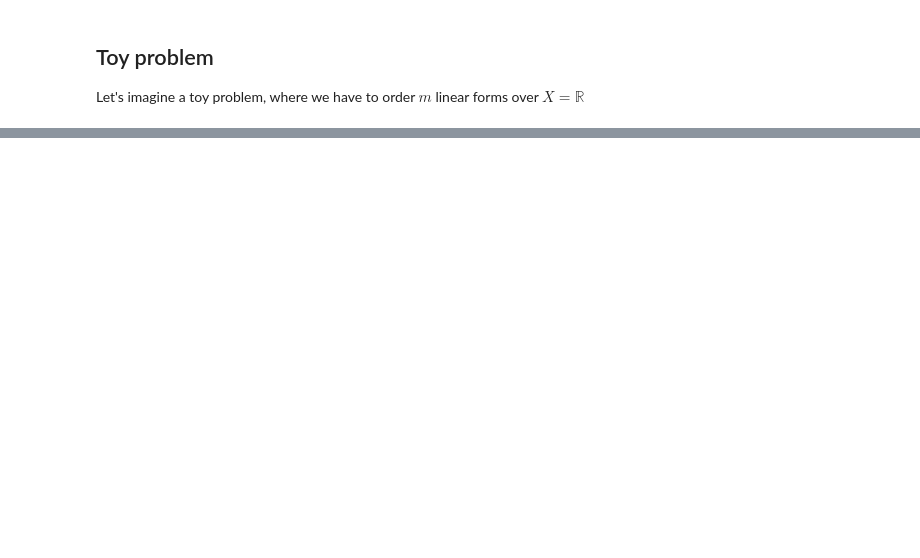
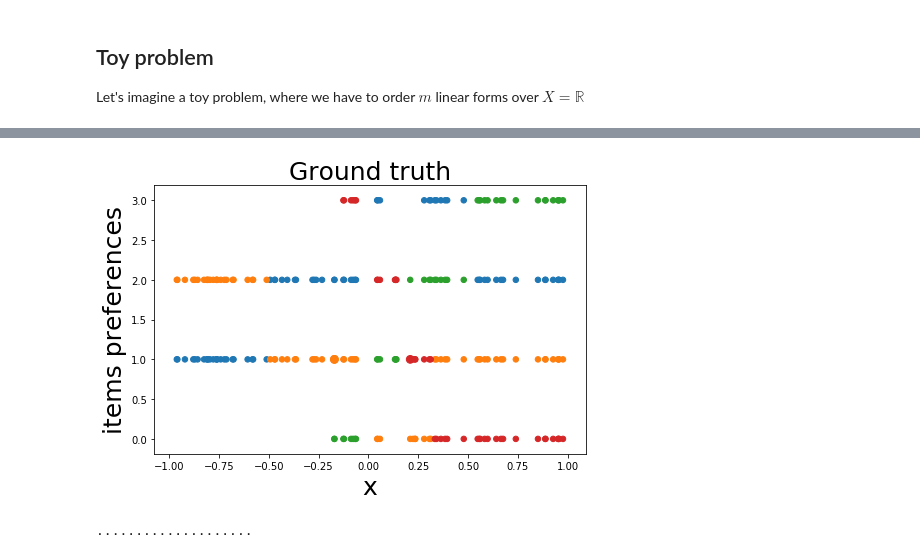
Before and after one commit to VivienCabannes/partial_labelling, a Jupyter notebook: notebooks/ranking.ipynb, the cells around one changed output, grey strips where cells are left out. Saved outputs shown, nothing was run; the diff lists cells and outputs as text; code cells hidden in the pictures; blank space fills up the shorter version.

```diff
--- a/notebooks/ranking.ipynb
+++ b/notebooks/ranking.ipynb
@@ -57,0 +58,39 @@ fig.savefig('savings/ranking_setting.pdf')
+# %%
+def get_observed(S_train, ind_map):
+    m = len(ind_map)
+    observed = np.zeros((S_train.shape[0], m), dtype=np.int)
+    for j in range(m):
+        for i in range(j):
+            seen = S_train[:, ind_map[i, j]] != 0
+            observed[:, i] += seen
+            observed[:, j] += seen
+    return observed
+
+observed = get_observed(S_train, ind_map)
+# %%
+def show_training_set(x, y, S, ind_map):
+    fig, ax = plt.subplots(figsize=(7, 5))
+
+    # Get observed
+    m = len(ind_map)
+    observed = np.zeros((S_train.shape[0], m), dtype=np.int)
+    for j in range(m):
+        for i in range(j):
+            seen = S_train[:, ind_map[i, j]] != 0
+            observed[:, i] += seen
+            observed[:, j] += seen
+
+    # Plot figure accordingly
+    y = get_sym_embs(y, ind_map).sum(axis=-1).argsort()
+    for i in range(y.shape[1]):
+        ind = observed[:, i].astype(np.bool_)
+        ax.scatter(x[ind], (y == i).argmax(axis=1)[ind], s=30*observed[:, i][ind])
+    ax.set_title('Ground truth', size=25)
+    ax.set_ylabel('items preferences', size=25)
+    ax.set_xlabel("x", size=25)
+    fig.tight_layout()
+    return fig
+
+show_training_set(x_train, y_train, S_train, ind_map).savefig('savings/rk/training.pdf')
+# %% [output]
+[figure, added]
@@ -57,0 +122,37 @@ fig.savefig('savings/ranking_setting.pdf')
+# %%
+best_err_df, best_err_il = 2 * (np.inf,)
+
+for sigma in sigmas:
+    kernel_reg.update_sigma(sigma)
+    for lambd in lambdas:
+        kernel_reg.update_lambda(lambd)
+
+        alpha = kernel_reg(x_train[:, np.newaxis])
+        alpha /= alpha.max()
+        # Stabilize CPLEX
+        alpha *= 1e5
+        y_dis = DF.disambiguation(alpha, S_train, 10e-6, solver)
+        met_df.beta = kernel_reg.K_inv @ y_dis
+
+        met_il.train(x_train[:, np.newaxis], S_train, lambd)
+
+        y_df = met_df(x_test[:, np.newaxis], verbose=False)
+        y_il = met_il(x_test[:, np.newaxis], verbose=False)
+
+        err_df = ((2*(y_df > 0) - 1) != y_test).mean()
+        err_il = ((2*(y_il > 0) - 1) != y_test).mean()
+
+        if err_df < best_err_df:
+            best_err_df = err_df
+            best_y_df = y_df
+            best_dis = y_dis
+            best_s_df = sigma
+            best_l_df = lambd
+        if err_il < best_err_il:
+            best_err_il = err_il
+            best_y_il = y_il
+            best_s_il = sigma
+            best_l_il = lambd
+        print(end='.')
+# %% [output]
+....................
```
Also changed, not shown: parts of 21 cells of this notebook, 6 other files.
